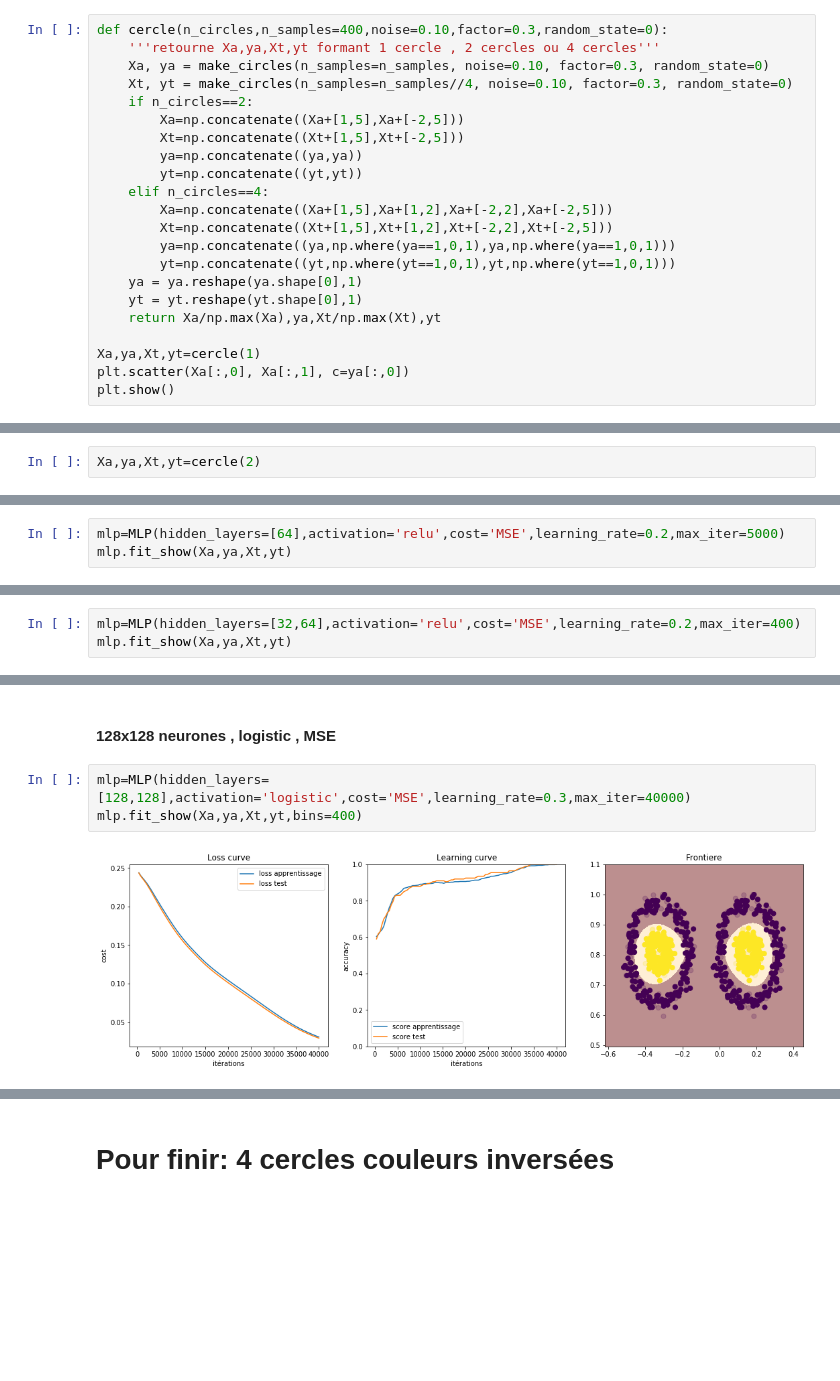
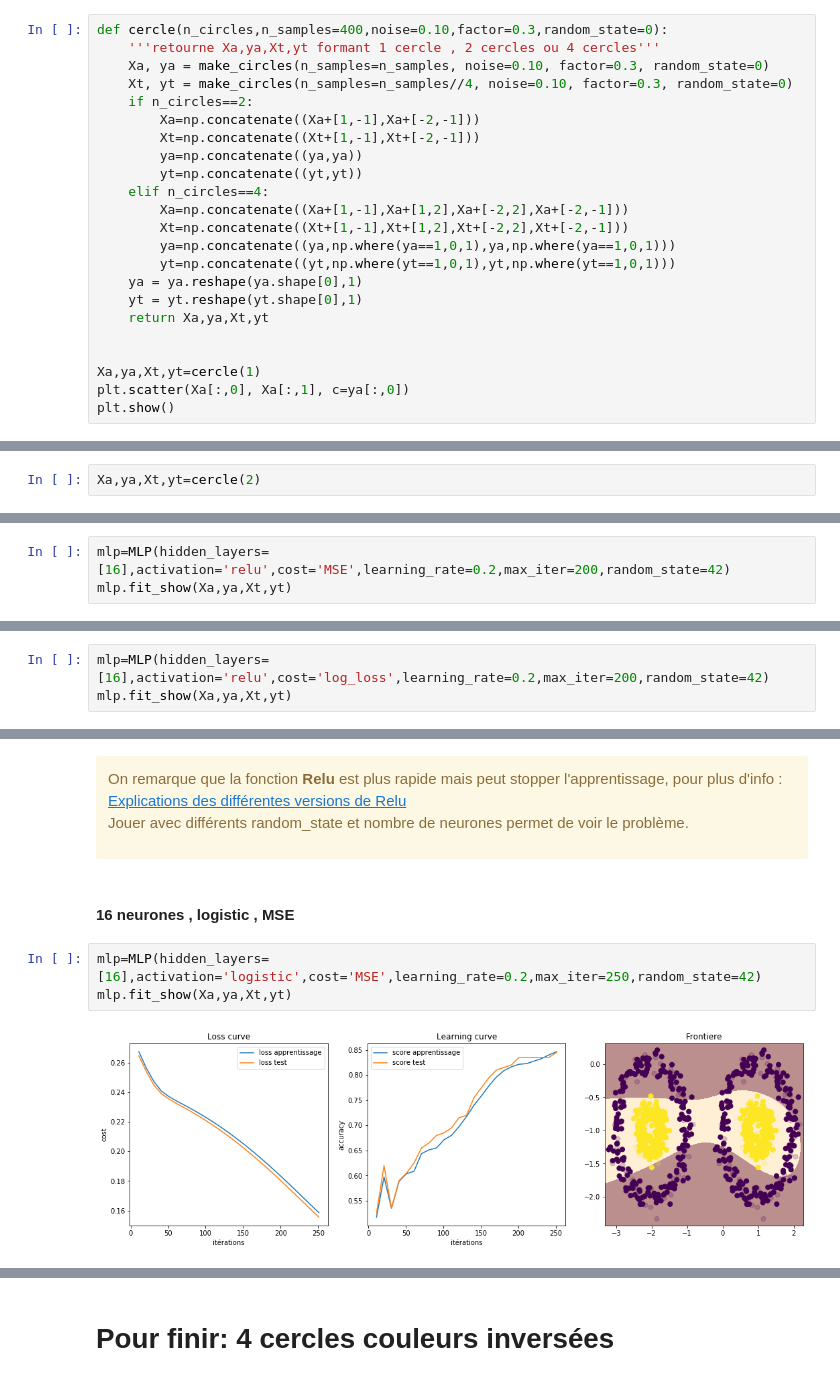
Before and after one commit to morganLantrade/Projets_machine_learning, a Jupyter notebook: projet_mlp/projet_mlp.ipynb, the cells around one changed output, grey strips where cells are left out. Cells and saved outputs as stored; diff of their text form; blank space fills up the shorter version.

```diff
--- a/projet_mlp/projet_mlp.ipynb
+++ b/projet_mlp/projet_mlp.ipynb
@@ -221,18 +178,19 @@ def cercle(n_circles,n_samples=400,noise=0.10,factor=0.3,random_state=0):
     Xa, ya = make_circles(n_samples=n_samples, noise=0.10, factor=0.3, random_state=0)
     Xt, yt = make_circles(n_samples=n_samples//4, noise=0.10, factor=0.3, random_state=0)
     if n_circles==2:
-        Xa=np.concatenate((Xa+[1,5],Xa+[-2,5]))
-        Xt=np.concatenate((Xt+[1,5],Xt+[-2,5]))
+        Xa=np.concatenate((Xa+[1,-1],Xa+[-2,-1]))
+        Xt=np.concatenate((Xt+[1,-1],Xt+[-2,-1]))
         ya=np.concatenate((ya,ya))
         yt=np.concatenate((yt,yt))
     elif n_circles==4:
-        Xa=np.concatenate((Xa+[1,5],Xa+[1,2],Xa+[-2,2],Xa+[-2,5]))
-        Xt=np.concatenate((Xt+[1,5],Xt+[1,2],Xt+[-2,2],Xt+[-2,5]))
+        Xa=np.concatenate((Xa+[1,-1],Xa+[1,2],Xa+[-2,2],Xa+[-2,-1]))
+        Xt=np.concatenate((Xt+[1,-1],Xt+[1,2],Xt+[-2,2],Xt+[-2,-1]))
         ya=np.concatenate((ya,np.where(ya==1,0,1),ya,np.where(ya==1,0,1)))
         yt=np.concatenate((yt,np.where(yt==1,0,1),yt,np.where(yt==1,0,1)))
     ya = ya.reshape(ya.shape[0],1)
     yt = yt.reshape(yt.shape[0],1)
-    return Xa/np.max(Xa),ya,Xt/np.max(Xt),yt
+    return Xa,ya,Xt,yt
+
 
 Xa,ya,Xt,yt=cercle(1)
 plt.scatter(Xa[:,0], Xa[:,1], c=ya[:,0])
@@ -326,4 +272,4 @@ Xa,ya,Xt,yt=cercle(2)
 # %%
-mlp=MLP(hidden_layers=[64],activation='relu',cost='MSE',learning_rate=0.2,max_iter=5000)
+mlp=MLP(hidden_layers=[16],activation='relu',cost='MSE',learning_rate=0.2,max_iter=200,random_state=42)
 mlp.fit_show(Xa,ya,Xt,yt)
 # %% [output]
@@ -333,4 +279,4 @@ mlp.fit_show(Xa,ya,Xt,yt)
 # %%
-mlp=MLP(hidden_layers=[32,64],activation='relu',cost='MSE',learning_rate=0.2,max_iter=400)
+mlp=MLP(hidden_layers=[16],activation='relu',cost='log_loss',learning_rate=0.2,max_iter=200,random_state=42)
 mlp.fit_show(Xa,ya,Xt,yt)
 # %% [output]
@@ -338,8 +284,14 @@ mlp.fit_show(Xa,ya,Xt,yt)
+# %% [markdown]
+<div class="alert alert-block alert-warning">
+On remarque que la fonction <b> Relu </b> est plus rapide mais peut stopper l'apprentissage, pour plus d'info :
+<a href="https://deeplylearning.fr/cours-theoriques-deep-learning/fonction-dactivation/" target="_blank" >Explications des différentes versions de Relu</a>
+
+Jouer avec différents random_state et nombre de neurones permet de voir le problème.</div>
 # %% [markdown]
-#### 128x128 neurones , logistic , MSE
+#### 16 neurones , logistic , MSE
 # %%
-mlp=MLP(hidden_layers=[128,128],activation='logistic',cost='MSE',learning_rate=0.3,max_iter=40000)
-mlp.fit_show(Xa,ya,Xt,yt,bins=400)
+mlp=MLP(hidden_layers=[16],activation='logistic',cost='MSE',learning_rate=0.2,max_iter=250,random_state=42)
+mlp.fit_show(Xa,ya,Xt,yt)
 # %% [output]
-[figure, old version]
+[figure, new version]
 # %% [markdown]
```
Also changed, not shown: parts of 42 cells of this notebook.
